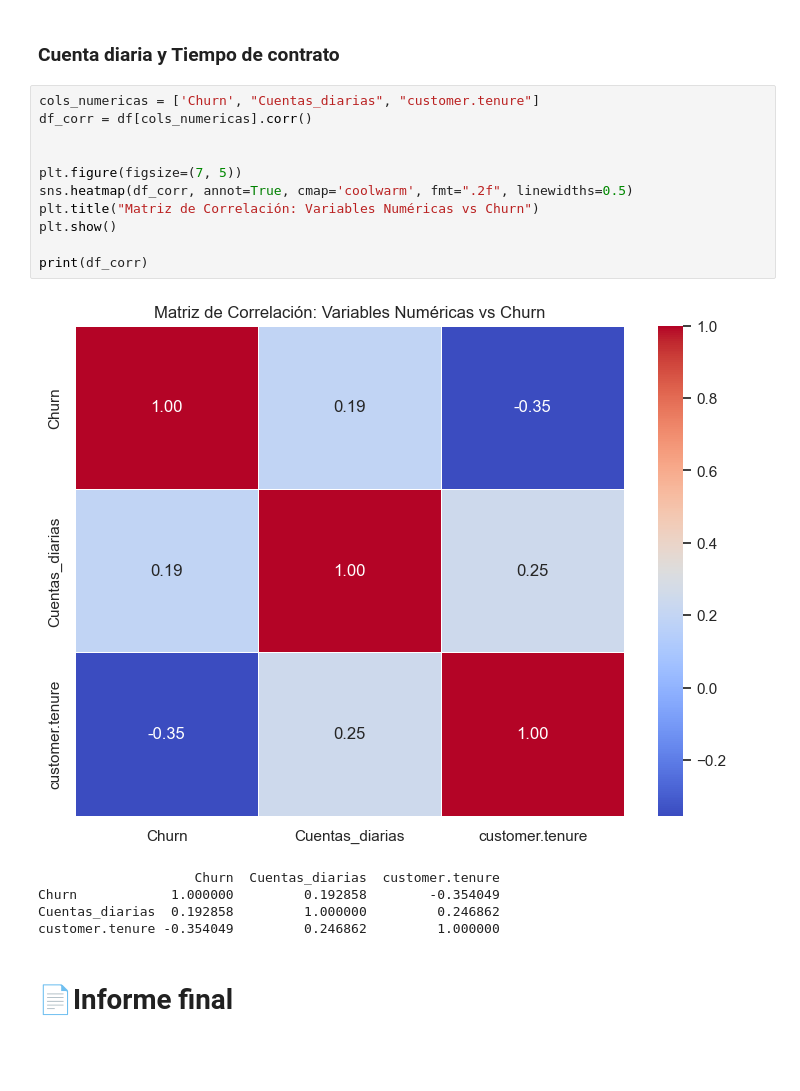
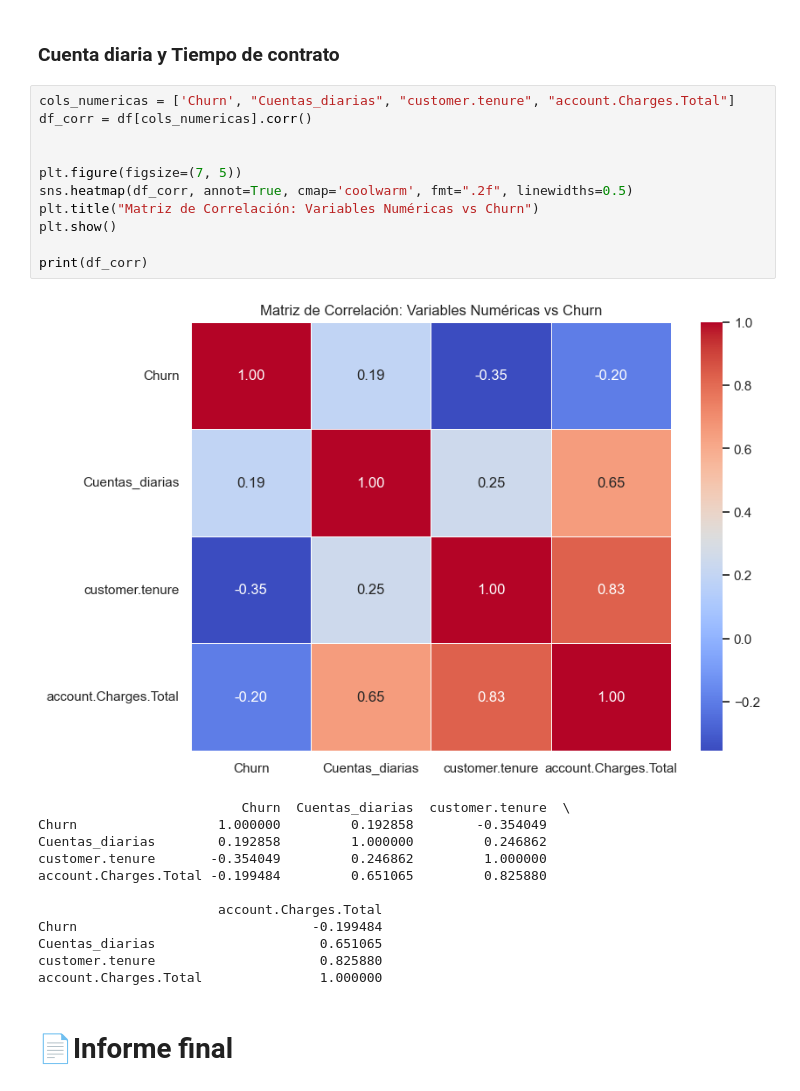
Before and after one commit to Luis1g/Challenge-Telecom, a Jupyter notebook: TelecomX_LATAM.ipynb, the cells around one changed output. Saved outputs shown, nothing was run; the diff lists cells and outputs as text; blank space fills up the shorter version.

```diff
--- a/TelecomX_LATAM.ipynb
+++ b/TelecomX_LATAM.ipynb
@@ -439,21 +439,28 @@ plt.show()
 # %% [markdown]
 ### Cuenta diaria y Tiempo de contrato
 # %%
-cols_numericas = ['Churn', "Cuentas_diarias", "customer.tenure"]
+cols_numericas = ['Churn', "Cuentas_diarias", "customer.tenure", "account.Charges.Total"]
 df_corr = df[cols_numericas].corr()
 
 
 plt.figure(figsize=(7, 5))
 sns.heatmap(df_corr, annot=True, cmap='coolwarm', fmt=".2f", linewidths=0.5)
 plt.title("Matriz de Correlación: Variables Numéricas vs Churn")
 plt.show()
 
 print(df_corr)
 # %% [output]
-[figure, old version]
+[figure, new version]
-                    Churn  Cuentas_diarias  customer.tenure
-Churn            1.000000         0.192858        -0.354049
-Cuentas_diarias  0.192858         1.000000         0.246862
-customer.tenure -0.354049         0.246862         1.000000
+                          Churn  Cuentas_diarias  customer.tenure  \
+Churn                  1.000000         0.192858        -0.354049
+Cuentas_diarias        0.192858         1.000000         0.246862
+customer.tenure       -0.354049         0.246862         1.000000
+account.Charges.Total -0.199484         0.651065         0.825880
+
+                       account.Charges.Total
+Churn                              -0.199484
+Cuentas_diarias                     0.651065
+customer.tenure                     0.825880
+account.Charges.Total               1.000000
 # %% [markdown]
 # 📄Informe final
```
